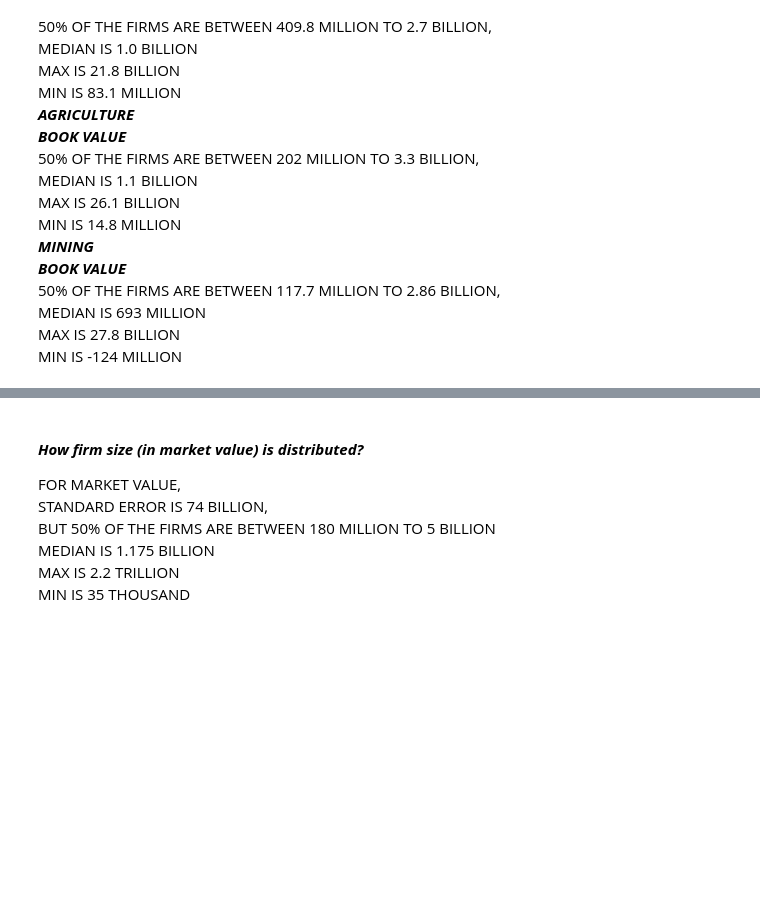
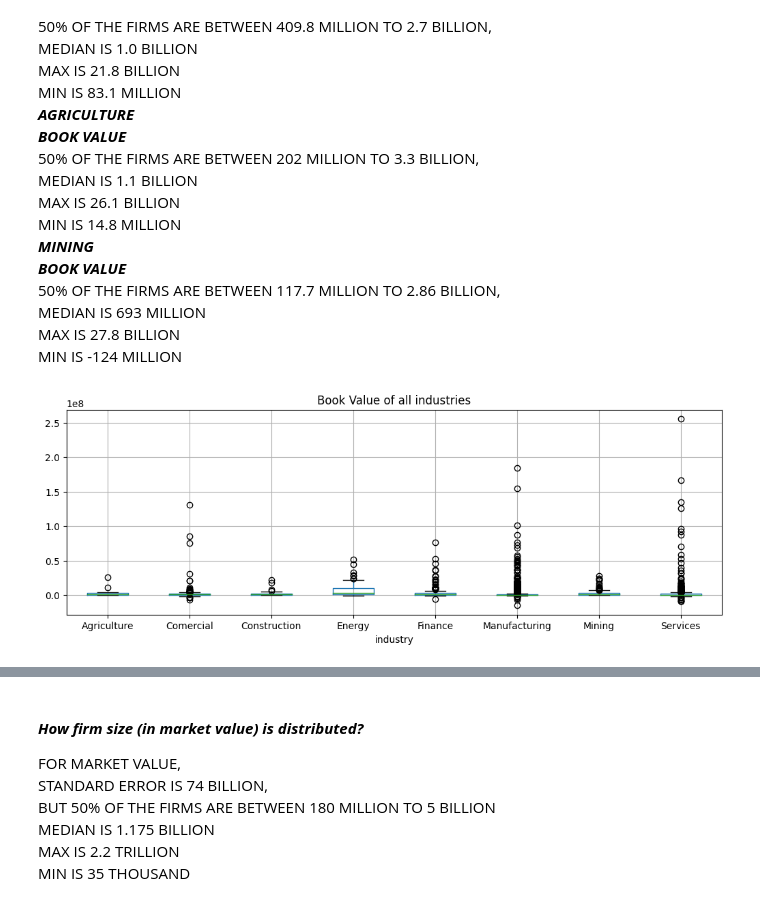
Before and after one commit to A01706648/TC3006_ClassWork, a Jupyter notebook: m1/M1_Delivery.ipynb, the cells around one changed output, grey strips where cells are left out. Drawn from its saved outputs; the diff is of its cells as text; code cells hidden in the pictures; blank space fills up the shorter version.

```diff
--- a/m1/M1_Delivery.ipynb
+++ b/m1/M1_Delivery.ipynb
@@ -289,5 +289,11 @@ MEDIAN IS 693 MILLION
 MAX IS 27.8 BILLION
 MIN IS -124 MILLION
 # %%
-px.box(df_final_size, x='industry', y='bookvalue', title='Book Value of all industries')
+#px.box(df_final_size, x='industry', y='bookvalue', title='Book Value of all industries')
+df_final_size.boxplot(column='bookvalue', by='industry', figsize=(12, 4))
+plt.title('Book Value of all industries')
+plt.suptitle('')
+plt.show()
+# %% [output]
+[figure, added]
 # %%
```
Also changed, not shown: parts of 3 cells of this notebook.
